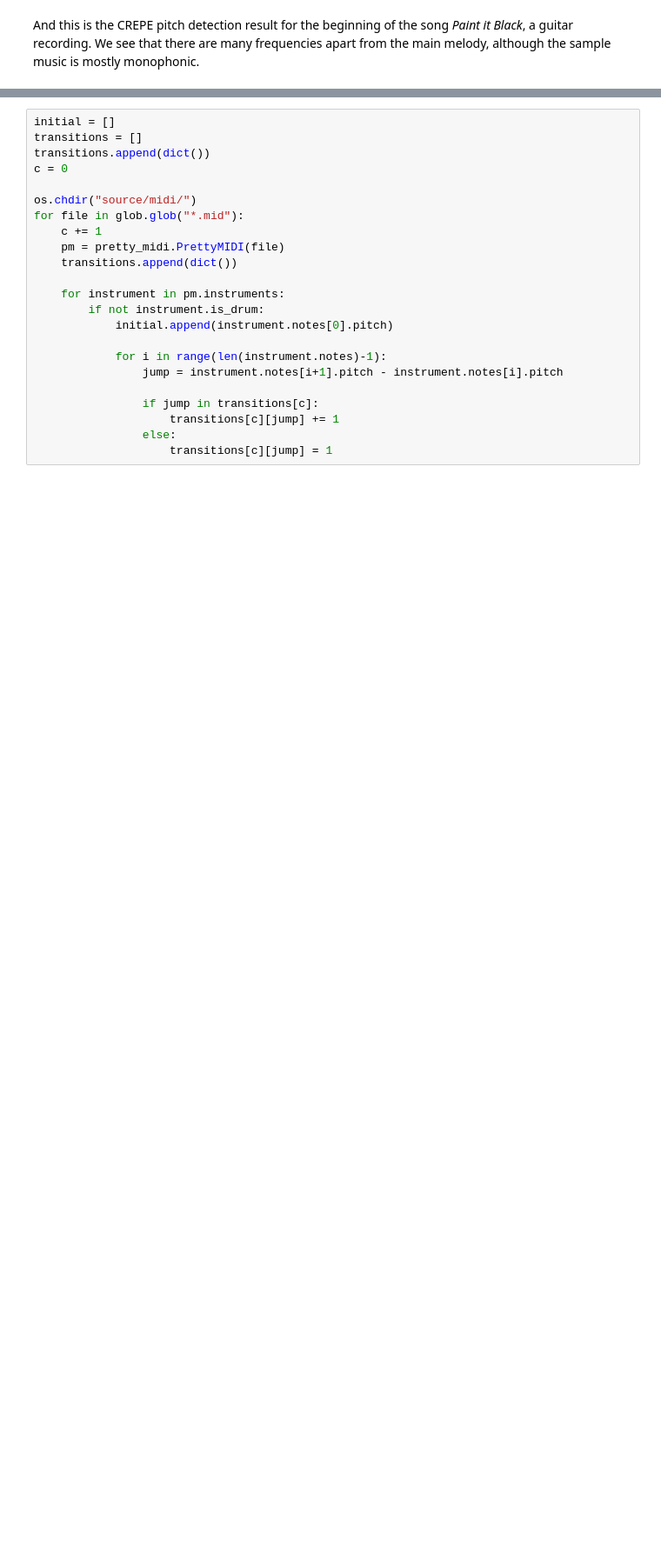
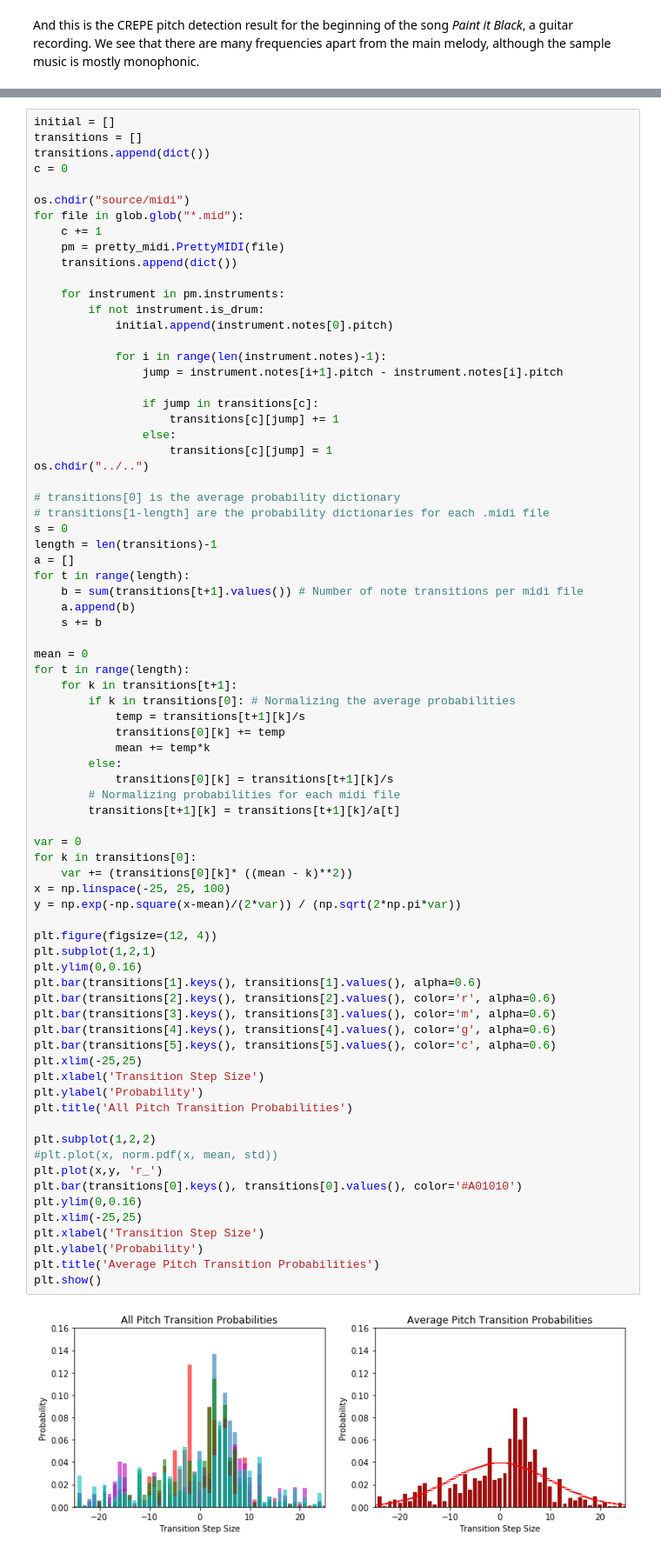
Before and after one commit to OnurOrhan/music-transcription-research, a Jupyter notebook: Report.ipynb, the cells around one changed output, grey strips where cells are left out. Shown at 87% size. Saved outputs shown, nothing was run; the diff lists cells and outputs as text; blank space fills up the shorter version.

Commit message:
Probability normalization

```diff
--- a/Report.ipynb
+++ b/Report.ipynb
@@ -136,23 +137,78 @@ The only thing we know for certain are out observations, but we would like to re
 # %%
 initial = []
 transitions = []
 transitions.append(dict())
 c = 0
 
-os.chdir("source/midi/")
+os.chdir("source/midi")
 for file in glob.glob("*.mid"):
     c += 1
     pm = pretty_midi.PrettyMIDI(file)
     transitions.append(dict())
 
     for instrument in pm.instruments:
         if not instrument.is_drum:
             initial.append(instrument.notes[0].pitch)
 
             for i in range(len(instrument.notes)-1):
                 jump = instrument.notes[i+1].pitch - instrument.notes[i].pitch
 
                 if jump in transitions[c]:
                     transitions[c][jump] += 1
                 else:
                     transitions[c][jump] = 1
+os.chdir("../..")
+
+# transitions[0] is the average probability dictionary
+# transitions[1-length] are the probability dictionaries for each .midi file
+s = 0
+length = len(transitions)-1
+a = []
+for t in range(length):
+    b = sum(transitions[t+1].values()) # Number of note transitions per midi file
+    a.append(b)
+    s += b
+
+mean = 0
+for t in range(length):
+    for k in transitions[t+1]:
+        if k in transitions[0]: # Normalizing the average probabilities
+            temp = transitions[t+1][k]/s
+            transitions[0][k] += temp
+            mean += temp*k
+        else:
+            transitions[0][k] = transitions[t+1][k]/s
+        # Normalizing probabilities for each midi file
+        transitions[t+1][k] = transitions[t+1][k]/a[t]
+
+var = 0
+for k in transitions[0]:
+    var += (transitions[0][k]* ((mean - k)**2))
+x = np.linspace(-25, 25, 100)
+y = np.exp(-np.square(x-mean)/(2*var)) / (np.sqrt(2*np.pi*var))
+
+plt.figure(figsize=(12, 4))
+plt.subplot(1,2,1)
+plt.ylim(0,0.16)
+plt.bar(transitions[1].keys(), transitions[1].values(), alpha=0.6)
+plt.bar(transitions[2].keys(), transitions[2].values(), color='r', alpha=0.6)
+plt.bar(transitions[3].keys(), transitions[3].values(), color='m', alpha=0.6)
+plt.bar(transitions[4].keys(), transitions[4].values(), color='g', alpha=0.6)
+plt.bar(transitions[5].keys(), transitions[5].values(), color='c', alpha=0.6)
+plt.xlim(-25,25)
+plt.xlabel('Transition Step Size')
+plt.ylabel('Probability')
+plt.title('All Pitch Transition Probabilities')
+
+plt.subplot(1,2,2)
+#plt.plot(x, norm.pdf(x, mean, std))
+plt.plot(x,y, 'r_')
+plt.bar(transitions[0].keys(), transitions[0].values(), color='#A01010')
+plt.ylim(0,0.16)
+plt.xlim(-25,25)
+plt.xlabel('Transition Step Size')
+plt.ylabel('Probability')
+plt.title('Average Pitch Transition Probabilities')
+plt.show()
+# %% [output]
+[figure, added]
```
Also changed, not shown: parts of 2 cells of this notebook.
